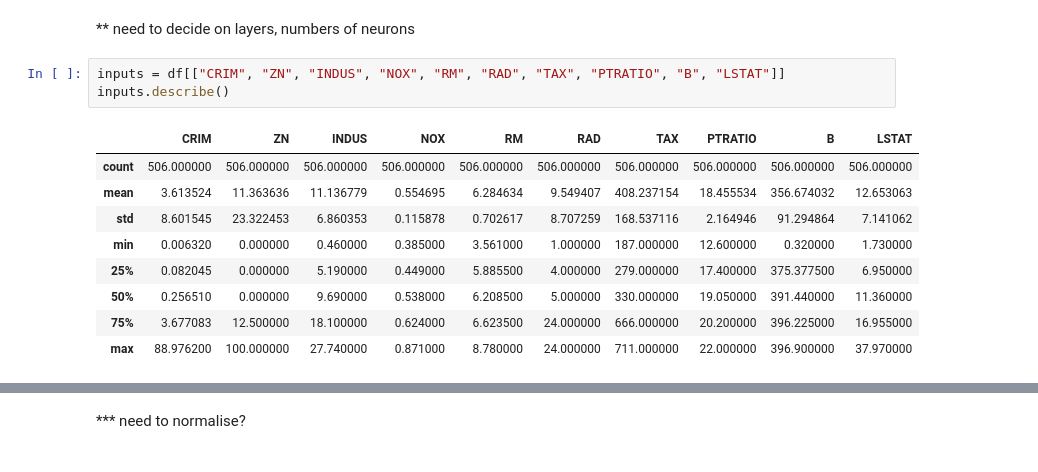
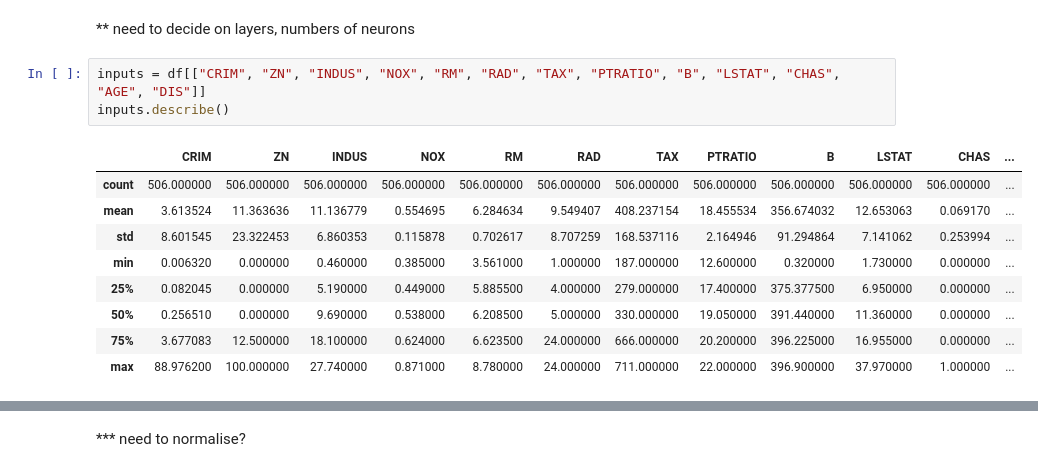
Before and after one commit to Pmcg1/ML-S_Project_2019, a Jupyter notebook: ML-S_2019.ipynb, the cells around one changed output, grey strips where cells are left out. Saved outputs shown, nothing was run; the diff lists cells and outputs as text.

```diff
--- a/ML-S_2019.ipynb
+++ b/ML-S_2019.ipynb
@@ -301,15 +301,15 @@ We can use these as inputs for the model.
 # %% [markdown]
 ** need to decide on layers, numbers of neurons
 # %%
-inputs = df[["CRIM", "ZN", "INDUS", "NOX", "RM", "RAD", "TAX", "PTRATIO", "B", "LSTAT"]]
+inputs = df[["CRIM", "ZN", "INDUS", "NOX", "RM", "RAD", "TAX", "PTRATIO", "B", "LSTAT", "CHAS", "AGE", "DIS"]]
 inputs.describe()
 # %% [output]
-|  | CRIM | ZN | INDUS | NOX | RM | RAD | TAX | PTRATIO | B | LSTAT |
-| count | 506.000000 | 506.000000 | 506.000000 | 506.000000 | 506.000000 | 506.000000 | 506.000000 | 506.000000 | 506.000000 | 506.000000 |
-| mean | 3.613524 | 11.363636 | 11.136779 | 0.554695 | 6.284634 | 9.549407 | 408.237154 | 18.455534 | 356.674032 | 12.653063 |
-| std | 8.601545 | 23.322453 | 6.860353 | 0.115878 | 0.702617 | 8.707259 | 168.537116 | 2.164946 | 91.294864 | 7.141062 |
-| min | 0.006320 | 0.000000 | 0.460000 | 0.385000 | 3.561000 | 1.000000 | 187.000000 | 12.600000 | 0.320000 | 1.730000 |
-| 25% | 0.082045 | 0.000000 | 5.190000 | 0.449000 | 5.885500 | 4.000000 | 279.000000 | 17.400000 | 375.377500 | 6.950000 |
-| 50% | 0.256510 | 0.000000 | 9.690000 | 0.538000 | 6.208500 | 5.000000 | 330.000000 | 19.050000 | 391.440000 | 11.360000 |
-| 75% | 3.677083 | 12.500000 | 18.100000 | 0.624000 | 6.623500 | 24.000000 | 666.000000 | 20.200000 | 396.225000 | 16.955000 |
-| max | 88.976200 | 100.000000 | 27.740000 | 0.871000 | 8.780000 | 24.000000 | 711.000000 | 22.000000 | 396.900000 | 37.970000 |
+|  | CRIM | ZN | INDUS | NOX | RM | RAD | TAX | PTRATIO | B | LSTAT | CHAS | ... |
+| count | 506.000000 | 506.000000 | 506.000000 | 506.000000 | 506.000000 | 506.000000 | 506.000000 | 506.000000 | 506.000000 | 506.000000 | 506.000000 | ... |
+| mean | 3.613524 | 11.363636 | 11.136779 | 0.554695 | 6.284634 | 9.549407 | 408.237154 | 18.455534 | 356.674032 | 12.653063 | 0.069170 | ... |
+| std | 8.601545 | 23.322453 | 6.860353 | 0.115878 | 0.702617 | 8.707259 | 168.537116 | 2.164946 | 91.294864 | 7.141062 | 0.253994 | ... |
+| min | 0.006320 | 0.000000 | 0.460000 | 0.385000 | 3.561000 | 1.000000 | 187.000000 | 12.600000 | 0.320000 | 1.730000 | 0.000000 | ... |
+| 25% | 0.082045 | 0.000000 | 5.190000 | 0.449000 | 5.885500 | 4.000000 | 279.000000 | 17.400000 | 375.377500 | 6.950000 | 0.000000 | ... |
+| 50% | 0.256510 | 0.000000 | 9.690000 | 0.538000 | 6.208500 | 5.000000 | 330.000000 | 19.050000 | 391.440000 | 11.360000 | 0.000000 | ... |
+| 75% | 3.677083 | 12.500000 | 18.100000 | 0.624000 | 6.623500 | 24.000000 | 666.000000 | 20.200000 | 396.225000 | 16.955000 | 0.000000 | ... |
+| max | 88.976200 | 100.000000 | 27.740000 | 0.871000 | 8.780000 | 24.000000 | 711.000000 | 22.000000 | 396.900000 | 37.970000 | 1.000000 | ... |
```
Also changed, not shown: parts of 21 cells of this notebook.
